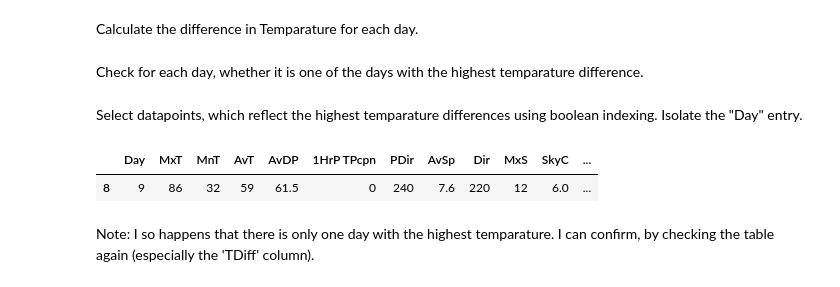
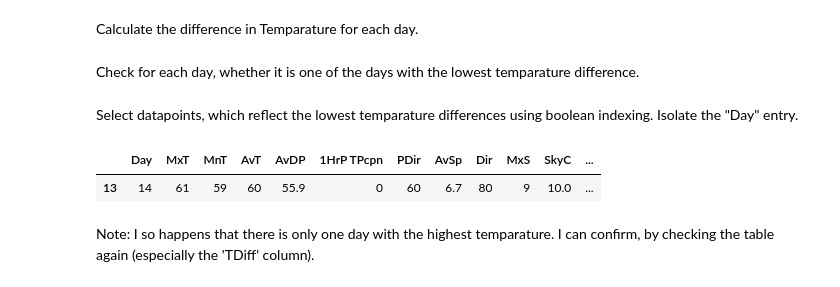
Before and after one commit to Herr-Whit/programming-challenge, a Jupyter notebook: solutions/specific/scratch_attempt.ipynb, the cells around one changed output. Drawn from its saved outputs; the diff is of its cells as text; code cells hidden in the pictures.

Commit message:
adjusted specific weather solutions to calculate the day with minimum temparature difference
adjusted variable names and comments accordingly

```diff
--- a/solutions/specific/scratch_attempt.ipynb
+++ b/solutions/specific/scratch_attempt.ipynb
@@ -6,7 +6,7 @@ import pandas as pd
 # %% [markdown]
 Transform the file in the "Pandas" DataFrame format
 # %%
-source_file = r'src\main\resources\de\exxcellent\challenge\weather.csv'
+source_file = r'..\..\src\main\resources\de\exxcellent\challenge\weather.csv'
 df = pd.read_csv(source_file)
 # %%
 df
@@ -35,19 +35,19 @@ Calculate the difference in Temparature for each day.
 # %%
 df['TDiff'] = df['MxT'] - df['MnT']
 # %% [markdown]
-Check for each day, whether it is one of the days with the highest temparature difference.
+Check for each day, whether it is one of the days with the lowest temparature difference.
 # %%
-maximum_temparature = max(df['TDiff'])
+minimum_temparature = min(df['TDiff'])
 # %%
-ismax = df['TDiff'] == maximum_temparature
+ismin = df['TDiff'] == minimum_temparature
 # %% [markdown]
-Select datapoints, which reflect the highest temparature differences using boolean indexing. Isolate the "Day" entry.
+Select datapoints, which reflect the lowest temparature differences using boolean indexing. Isolate the "Day" entry.
 # %%
-df_with_highest_diff = df[ismax]
-df_with_highest_diff
+df_with_lowest_diff = df[ismin]
+df_with_lowest_diff
 # %% [output]
 |  | Day | MxT | MnT | AvT | AvDP | 1HrP TPcpn | PDir | AvSp | Dir | MxS | SkyC | ... |
-| 8 | 9 | 86 | 32 | 59 | 61.5 | 0 | 240 | 7.6 | 220 | 12 | 6.0 | ... |
+| 13 | 14 | 61 | 59 | 60 | 55.9 | 0 | 60 | 6.7 | 80 | 9 | 10.0 | ... |
 # %% [markdown]
 Note: I so happens that there is only one day with the highest temparature. I can confirm, by checking the table again (especially the 'TDiff' column).
 # %%
```
Also changed, not shown: parts of 2 cells of this notebook, 1 other file.
